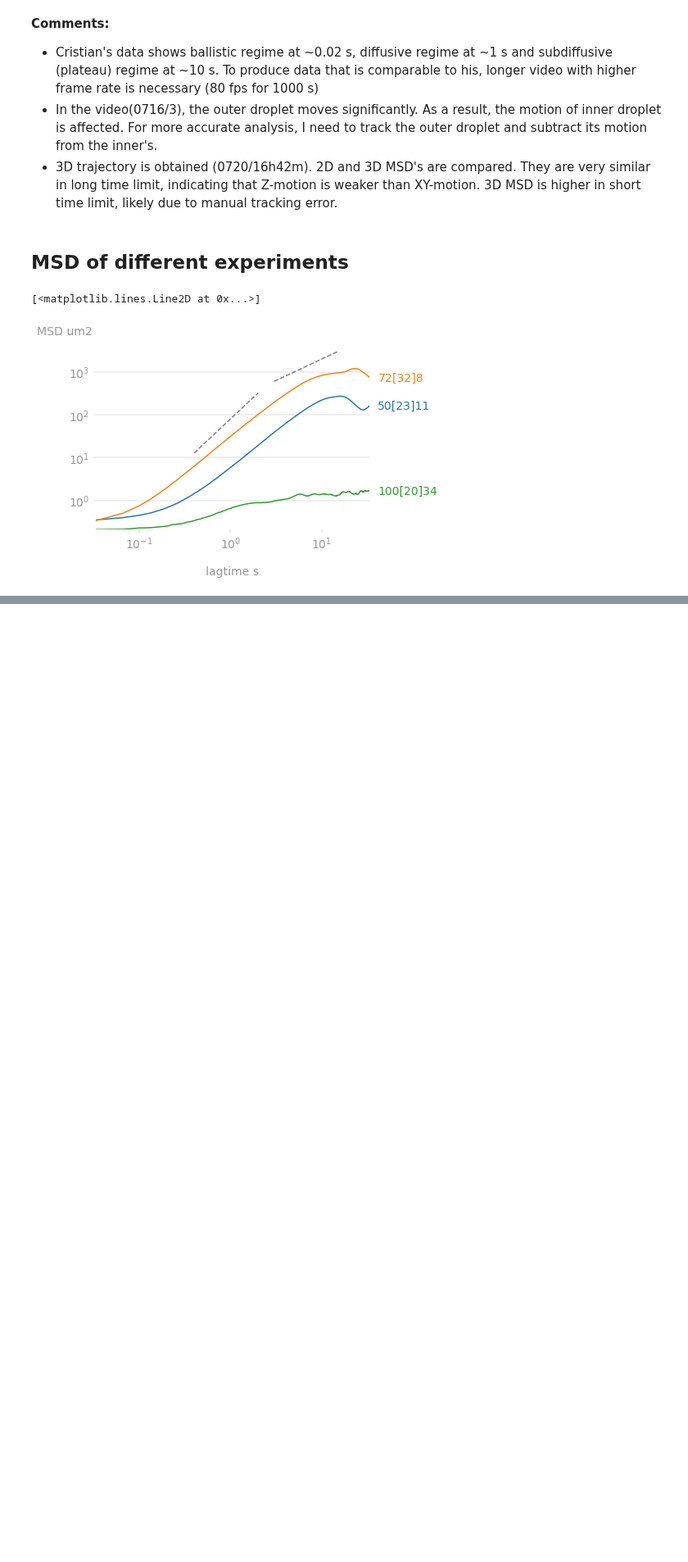
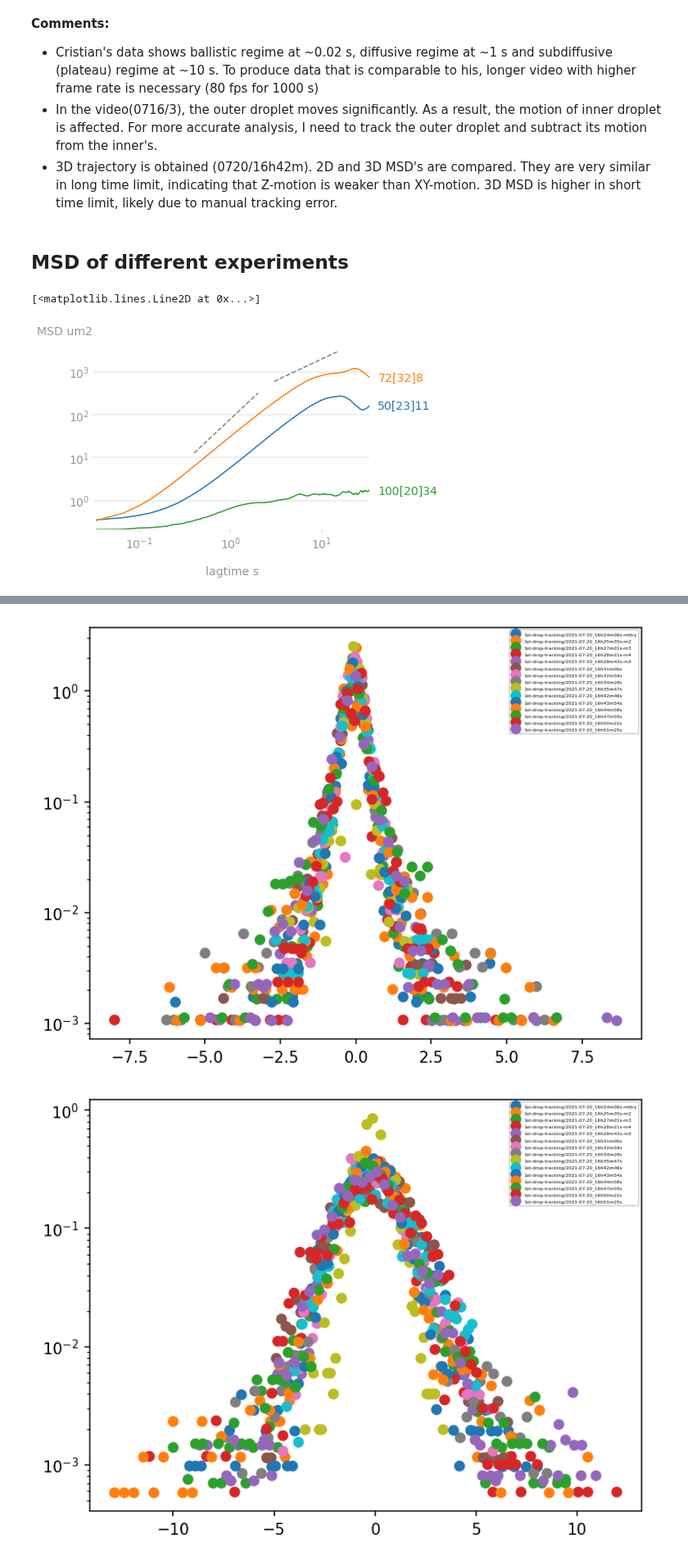
Before and after one commit to ZLoverty/DE, a Jupyter notebook: Code/Trajectory-analysis/Diffusivity.ipynb, the cells around one changed output, grey strips where cells are left out. Shown at 82% size. Drawn from its saved outputs; the diff is of its cells as text; code cells hidden in the pictures; blank space fills up the shorter version.

```diff
--- a/Code/Trajectory-analysis/Diffusivity.ipynb
+++ b/Code/Trajectory-analysis/Diffusivity.ipynb
@@ -104,0 +118,25 @@ ax.plot(x, y, color='gray', ls='--')
+# %%
+log = pd.read_csv('../../Data/main_log.csv', header=[0, 1])
+slog = log.loc[log[('params', 'Date')]==7202021]
+folder = '/home/zhengyang/data/DE'
+
+for dt in [1, 10, 30, 90]:
+    fig, ax = plt.subplots(dpi=150)
+
+    for num, i in slog.iterrows():
+        date = '{:08d}'.format(i[('params', 'Date')])
+        subfolder = i[('params', 'Subfolder')]
+        traj = pd.read_csv(os.path.join(folder, date, subfolder, 'crop_HoughCircles', 'xyz-traj.csv'))
+        dx = traj.x.diff(dt)
+        dy = traj.y.diff(dt)
+        hist, bin_edges = np.histogram(pd.concat([dx, dy]).dropna(), bins=50, density=True)
+        ax.plot(bin_edges[:-1], hist, ls='', marker='o', label=subfolder)
+        ax.set_yscale('log')
+
+#     ax.set_ylim([0.5, 1000])
+    ax.legend(fontsize=3)
+#     popt, pcov = curve_fit(gauss1, bin_edges[:-1], hist)
+#     ax.plot(bin_edges[:-1], gauss1(bin_edges[:-1], *popt))
+# %% [output]
+[figure, added]
+[figure, added]
```
Also changed, not shown: parts of 24 cells of this notebook.
